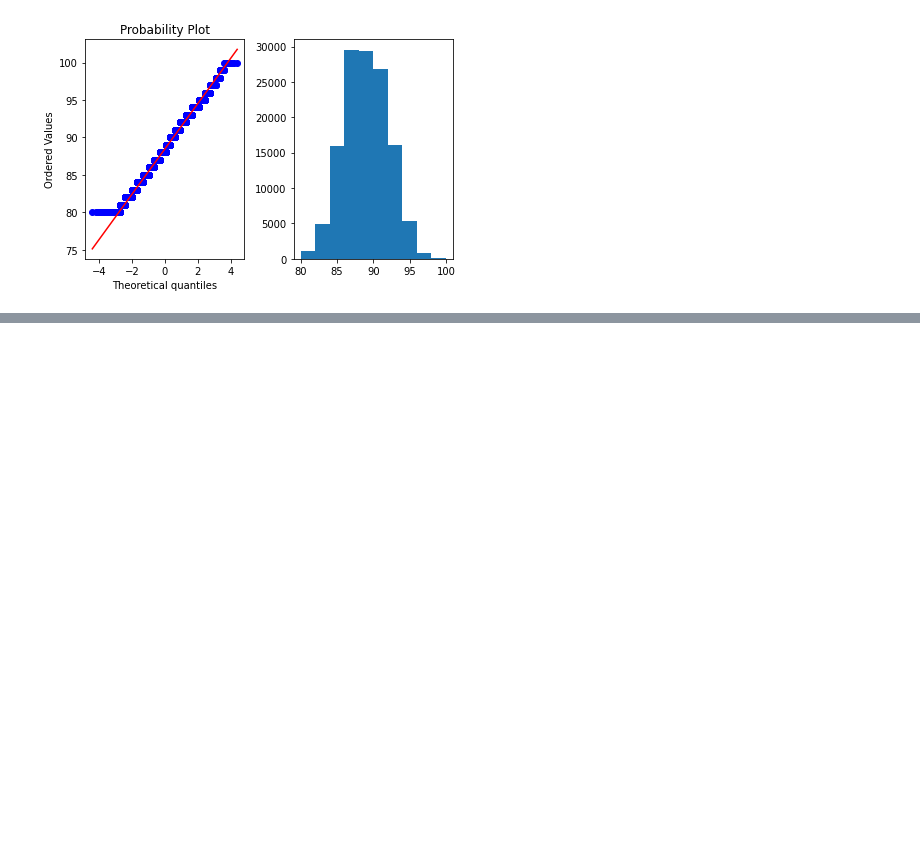
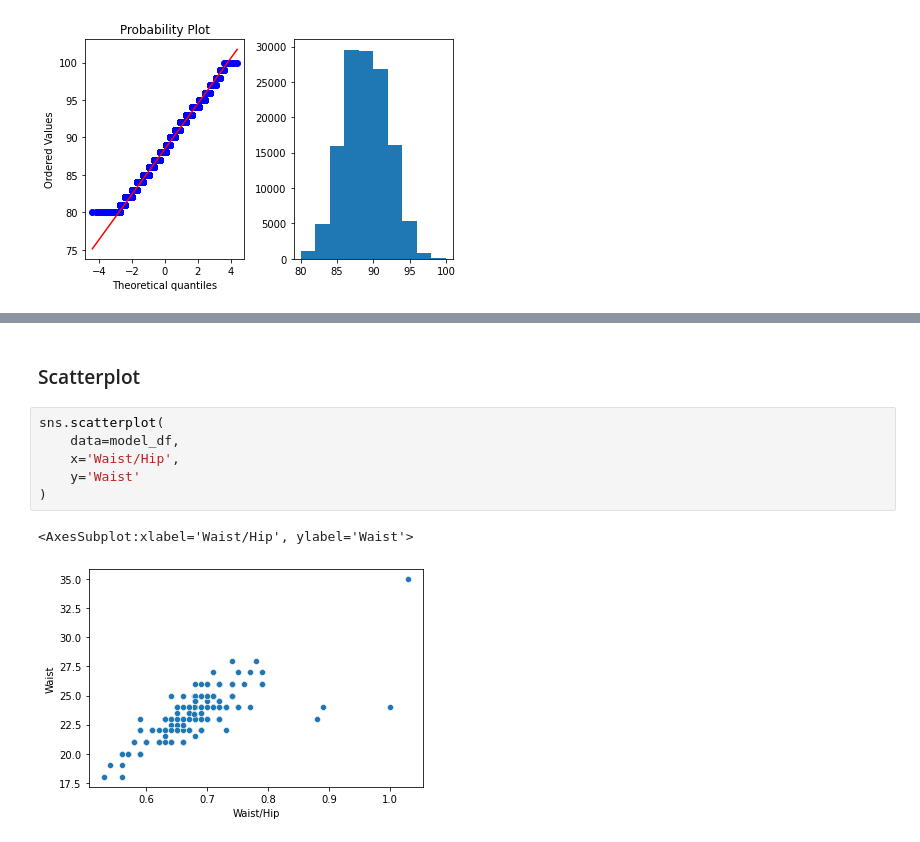
Before and after one commit to AleksejRum/sf_data_science, a Jupyter notebook: Modules/EDA/EDA2_Math_statistics/Mathematical_statistics.ipynb, the cells around one changed output, grey strips where cells are left out. Drawn from its saved outputs; the diff is of its cells as text; blank space fills up the shorter version.

```diff
--- a/Modules/EDA/EDA2_Math_statistics/Mathematical_statistics.ipynb
+++ b/Modules/EDA/EDA2_Math_statistics/Mathematical_statistics.ipynb
@@ -140,0 +219,11 @@ plt.show()
+# %% [markdown]
+### Scatterplot
+# %%
+sns.scatterplot(
+    data=model_df,
+    x='Waist/Hip',
+    y='Waist'
+)
+# %% [output]
+<AxesSubplot:xlabel='Waist/Hip', ylabel='Waist'>
+[figure, added]
```
Also changed, not shown: parts of 26 cells of this notebook, 2 other files.
